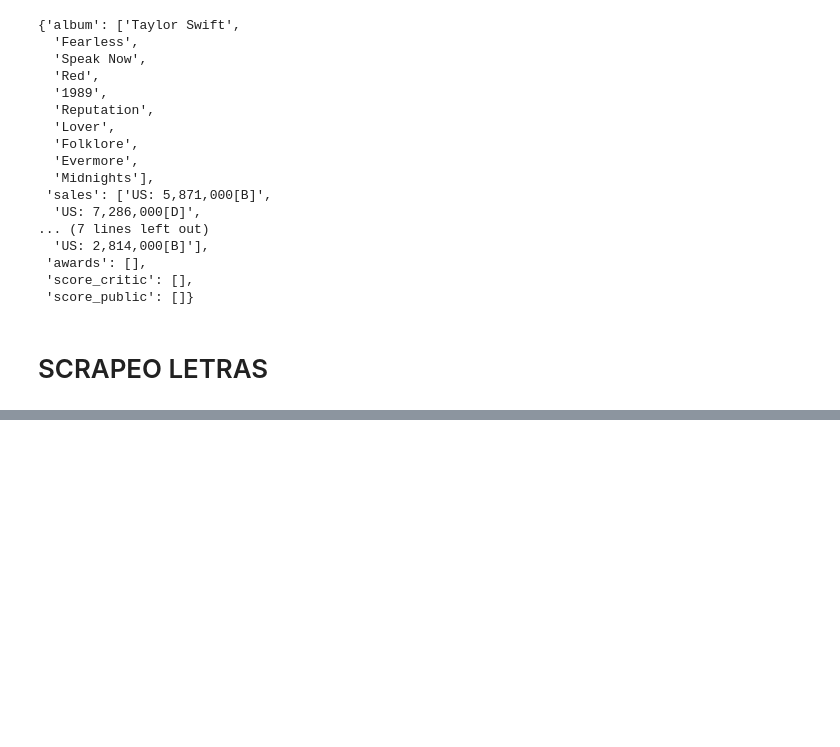
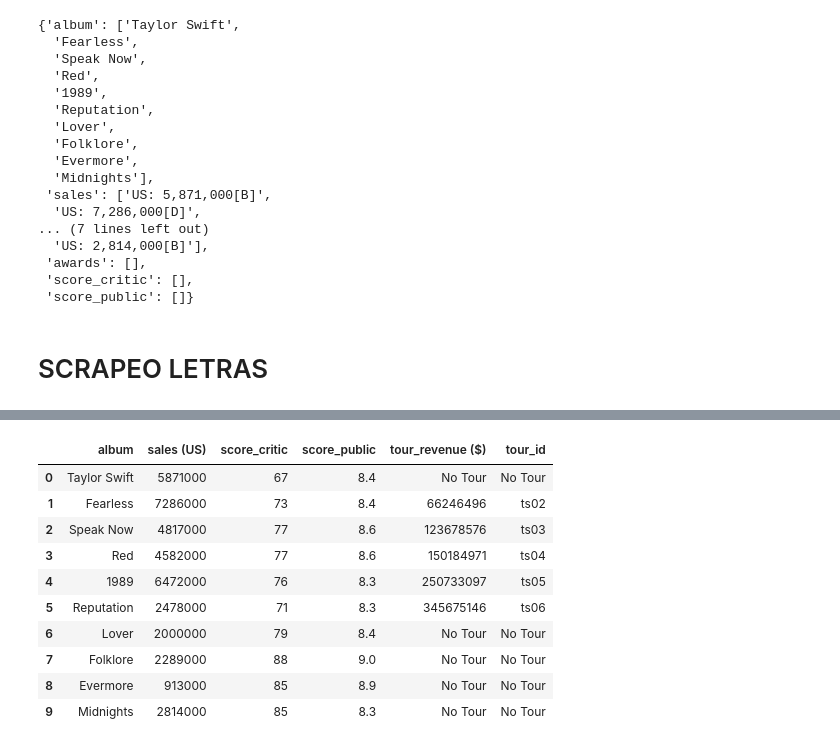
Before and after one commit to icorreald/promog-modulo4-sprint2-pairprogramming-marina_escobar-isabel_correal, a Jupyter notebook: isa_hace_cosas.ipynb, the cells around one changed output, grey strips where cells are left out. Drawn from its saved outputs; the diff is of its cells as text; code cells hidden in the pictures; blank space fills up the shorter version.

```diff
--- a/isa_hace_cosas.ipynb
+++ b/isa_hace_cosas.ipynb
@@ -256,0 +350,5 @@ selector letras: #lyrics-root > div:nth-child(2)
+# %%
+album_info = pd.read_csv('files/album_info.csv', index_col=0)
+# %%
+album_info['tour_revenue'] = ('No Tour', 66246496, 123678576, 150184971, 250733097, 345675146, 'No Tour', 'No Tour', 'No Tour', 'No Tour')
+album_info
@@ -256,0 +367,16 @@ selector letras: #lyrics-root > div:nth-child(2)
+# %%
+album_info['sales'] = album_info['sales'].apply(lambda x : int(x.replace(',', '').replace('[B]', '').replace('[D]', '').replace('[H]', '').replace('US:', '').strip()))
+album_info['tour_id'] = ['No Tour', 'ts02', 'ts03', 'ts04', 'ts05', 'ts06', 'No Tour', 'No Tour', 'No Tour', 'No Tour']
+album_info
+# %% [output]
+|  | album | sales (US) | score_critic | score_public | tour_revenue ($) | tour_id |
+| 0 | Taylor Swift | 5871000 | 67 | 8.4 | No Tour | No Tour |
+| 1 | Fearless | 7286000 | 73 | 8.4 | 66246496 | ts02 |
+| 2 | Speak Now | 4817000 | 77 | 8.6 | 123678576 | ts03 |
+| 3 | Red | 4582000 | 77 | 8.6 | 150184971 | ts04 |
+| 4 | 1989 | 6472000 | 76 | 8.3 | 250733097 | ts05 |
+| 5 | Reputation | 2478000 | 71 | 8.3 | 345675146 | ts06 |
+| 6 | Lover | 2000000 | 79 | 8.4 | No Tour | No Tour |
+| 7 | Folklore | 2289000 | 88 | 9.0 | No Tour | No Tour |
+| 8 | Evermore | 913000 | 85 | 8.9 | No Tour | No Tour |
+| 9 | Midnights | 2814000 | 85 | 8.3 | No Tour | No Tour |
```
Also changed, not shown: parts of 13 cells of this notebook, 3 other files.
